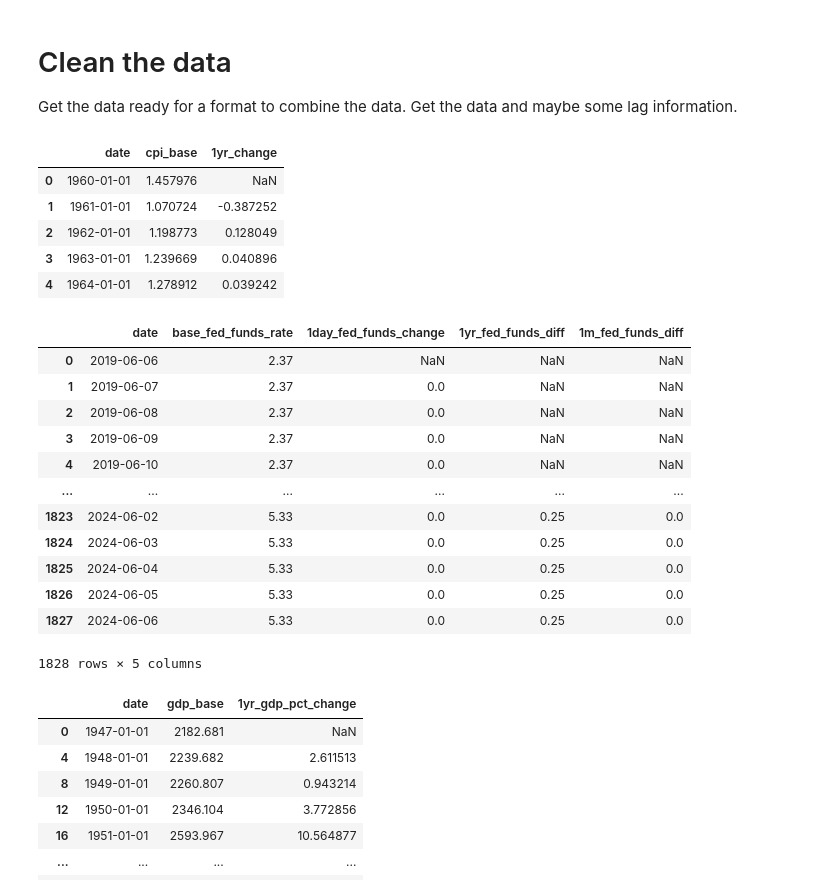
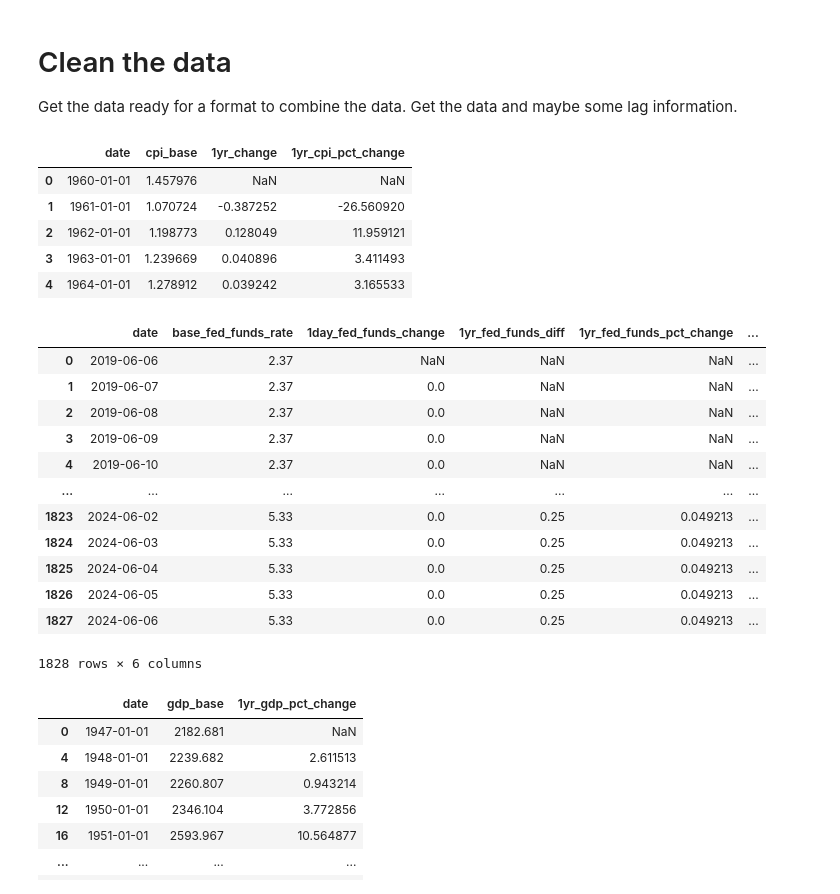
Before and after one commit to calvinraab/ML_Algorithmic_Trading, a Jupyter notebook: model_building.ipynb, the cells around one changed output. Saved outputs shown, nothing was run; the diff lists cells and outputs as text; code cells hidden in the pictures.

```diff
--- a/model_building.ipynb
+++ b/model_building.ipynb
@@ -23,36 +23,38 @@ cpi = pd.read_csv(r'data/cpi.csv')
 cpi.columns = ['date', 'cpi_base']
 cpi['date'] = pd.to_datetime(cpi['date'], format='%Y-%m-%d')
 cpi['1yr_change'] = cpi['cpi_base'].diff()
+cpi['1yr_cpi_pct_change'] = cpi['cpi_base'].pct_change() * 100
 cpi.head()
 # %% [output]
-|  | date | cpi_base | 1yr_change |
-| 0 | 1960-01-01 | 1.457976 | NaN |
-| 1 | 1961-01-01 | 1.070724 | -0.387252 |
-| 2 | 1962-01-01 | 1.198773 | 0.128049 |
-| 3 | 1963-01-01 | 1.239669 | 0.040896 |
-| 4 | 1964-01-01 | 1.278912 | 0.039242 |
+|  | date | cpi_base | 1yr_change | 1yr_cpi_pct_change |
+| 0 | 1960-01-01 | 1.457976 | NaN | NaN |
+| 1 | 1961-01-01 | 1.070724 | -0.387252 | -26.560920 |
+| 2 | 1962-01-01 | 1.198773 | 0.128049 | 11.959121 |
+| 3 | 1963-01-01 | 1.239669 | 0.040896 | 3.411493 |
+| 4 | 1964-01-01 | 1.278912 | 0.039242 | 3.165533 |
 # %%
 fed_funds_rate = pd.read_csv(r'data/fed_funds_rate.csv')
 fed_funds_rate.columns = ["date", "base_fed_funds_rate"]
 fed_funds_rate['date'] = pd.to_datetime(fed_funds_rate['date'], format='%Y-%m-%d')
 fed_funds_rate['1day_fed_funds_change'] = fed_funds_rate['base_fed_funds_rate'].diff()
 fed_funds_rate['1yr_fed_funds_diff'] = fed_funds_rate['base_fed_funds_rate'] - fed_funds_rate['base_fed_funds_rate'].shift(365)
+fed_funds_rate['1yr_fed_funds_pct_change'] = (fed_funds_rate['base_fed_funds_rate'] - fed_funds_rate['base_fed_funds_rate'].shift(365))/fed_funds_rate['base_fed_funds_rate'].shift(365)
 fed_funds_rate['1m_fed_funds_diff'] = fed_funds_rate['base_fed_funds_rate'] - fed_funds_rate['base_fed_funds_rate'].shift(30)
 fed_funds_rate
 # %% [output]
-|  | date | base_fed_funds_rate | 1day_fed_funds_change | 1yr_fed_funds_diff | 1m_fed_funds_diff |
-| 0 | 2019-06-06 | 2.37 | NaN | NaN | NaN |
-| 1 | 2019-06-07 | 2.37 | 0.0 | NaN | NaN |
-| 2 | 2019-06-08 | 2.37 | 0.0 | NaN | NaN |
-| 3 | 2019-06-09 | 2.37 | 0.0 | NaN | NaN |
-| 4 | 2019-06-10 | 2.37 | 0.0 | NaN | NaN |
-| ... | ... | ... | ... | ... | ... |
-| 1823 | 2024-06-02 | 5.33 | 0.0 | 0.25 | 0.0 |
-| 1824 | 2024-06-03 | 5.33 | 0.0 | 0.25 | 0.0 |
-| 1825 | 2024-06-04 | 5.33 | 0.0 | 0.25 | 0.0 |
-| 1826 | 2024-06-05 | 5.33 | 0.0 | 0.25 | 0.0 |
-| 1827 | 2024-06-06 | 5.33 | 0.0 | 0.25 | 0.0 |
+|  | date | base_fed_funds_rate | 1day_fed_funds_change | 1yr_fed_funds_diff | 1yr_fed_funds_pct_change | ... |
+| 0 | 2019-06-06 | 2.37 | NaN | NaN | NaN | ... |
+| 1 | 2019-06-07 | 2.37 | 0.0 | NaN | NaN | ... |
+| 2 | 2019-06-08 | 2.37 | 0.0 | NaN | NaN | ... |
+| 3 | 2019-06-09 | 2.37 | 0.0 | NaN | NaN | ... |
+| 4 | 2019-06-10 | 2.37 | 0.0 | NaN | NaN | ... |
+| ... | ... | ... | ... | ... | ... | ... |
+| 1823 | 2024-06-02 | 5.33 | 0.0 | 0.25 | 0.049213 | ... |
+| 1824 | 2024-06-03 | 5.33 | 0.0 | 0.25 | 0.049213 | ... |
+| 1825 | 2024-06-04 | 5.33 | 0.0 | 0.25 | 0.049213 | ... |
+| 1826 | 2024-06-05 | 5.33 | 0.0 | 0.25 | 0.049213 | ... |
+| 1827 | 2024-06-06 | 5.33 | 0.0 | 0.25 | 0.049213 | ... |
-1828 rows × 5 columns
+1828 rows × 6 columns
 # %%
 gdp = pd.read_csv(r'data/gdp.csv')
 gdp.columns = ["date", 'gdp_base']
```
Also changed, not shown: parts of 13 cells of this notebook, 2 other files.
